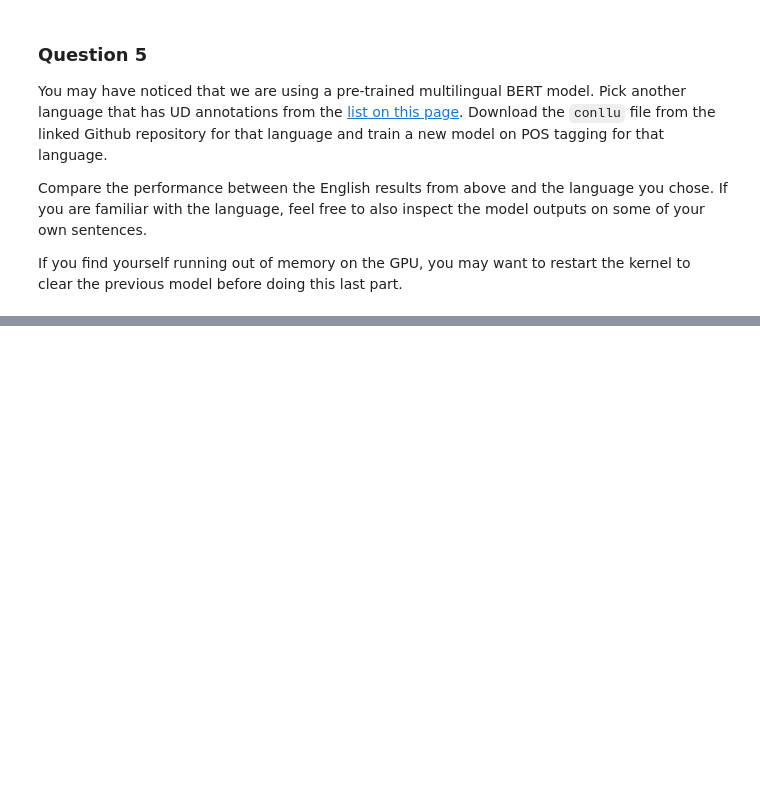
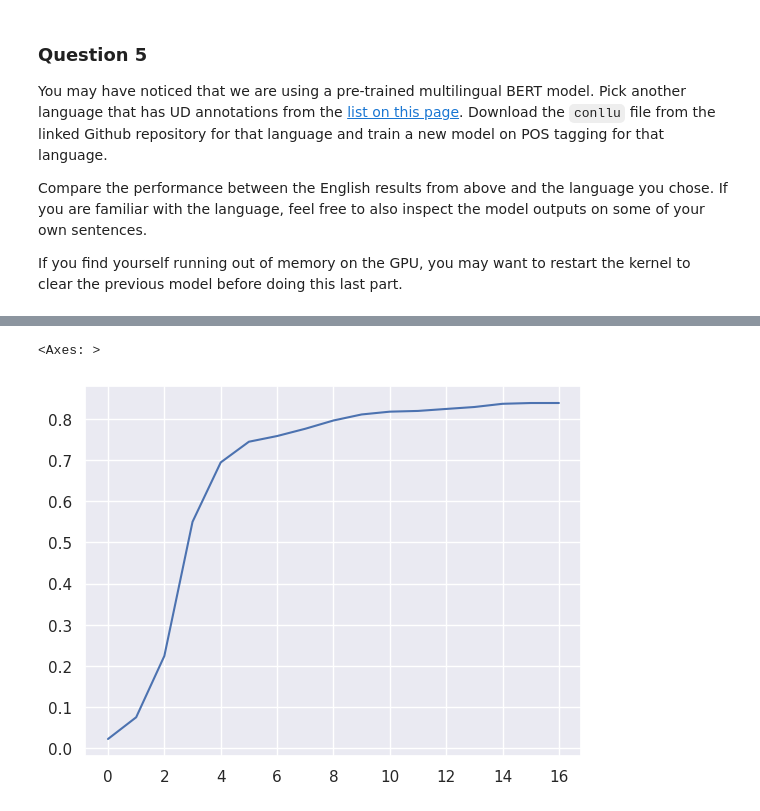
Before and after one commit to GoldPapaya/info256-applied-nlp, a Jupyter notebook: 7.lm/HW7_BERT_Parts_of_Speech.ipynb, the cells around one changed output, grey strips where cells are left out. Drawn from its saved outputs; the diff is of its cells as text; code cells hidden in the pictures; blank space fills up the shorter version.

```diff
--- a/7.lm/HW7_BERT_Parts_of_Speech.ipynb
+++ b/7.lm/HW7_BERT_Parts_of_Speech.ipynb
@@ -467,0 +460,5 @@ ValueError: not enough values to unpack (expected 10, got 1)
+# %%
+sns.lineplot(x=list(range(len(scores))), y=[score["f1"] for score in scores])
+# %% [output]
+<Axes: >
+[figure, added]
```
Also changed, not shown: parts of 9 cells of this notebook.
